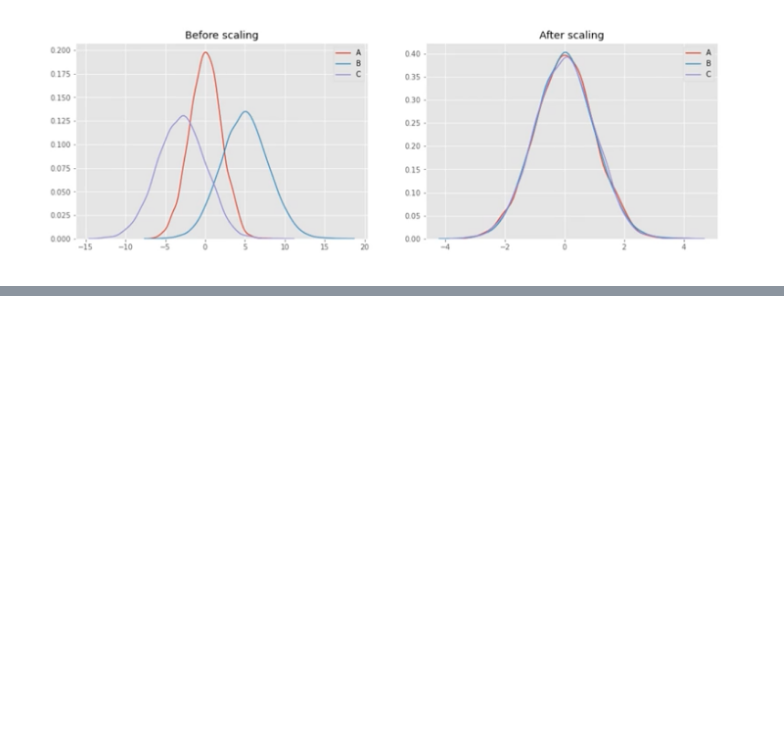
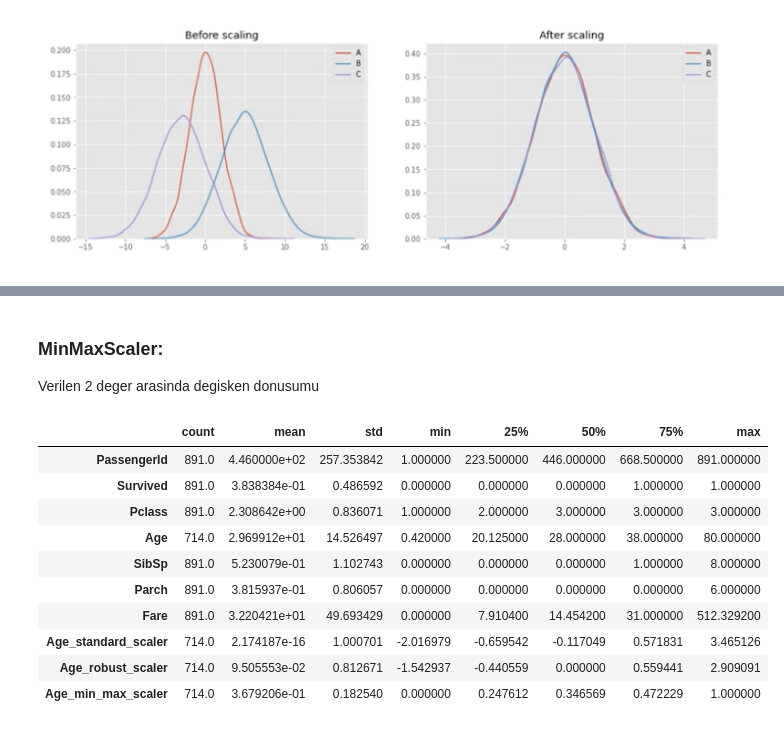
Before and after one commit to HuseyinEfkanAlp/FeatureEngineering, a Jupyter notebook: Encoding/Encoding.ipynb, the cells around one changed output, grey strips where cells are left out. Cells and saved outputs as stored; diff of their text form; code cells hidden in the pictures; blank space fills up the shorter version.

```diff
--- a/Encoding/Encoding.ipynb
+++ b/Encoding/Encoding.ipynb
@@ -420,0 +444,4 @@ Elimizde 3 adet degisken olsun. Bu degiskenler filmlere verilen puan sayisi, fil
+# %%
+rs = RobustScaler()
+# %%
+df['Age_robust_scaler']= rs.fit_transform(df[['Age']])
@@ -420,0 +461,21 @@ Elimizde 3 adet degisken olsun. Bu degiskenler filmlere verilen puan sayisi, fil
+# %% [markdown]
+### MinMaxScaler:
+Verilen 2 deger arasinda degisken donusumu
+# %%
+mms = MinMaxScaler()
+# %%
+df['Age_min_max_scaler']= mms.fit_transform(df[['Age']])
+# %%
+df.describe().T
+# %% [output]
+|  | count | mean | std | min | 25% | 50% | 75% | max |
+| PassengerId | 891.0 | 4.460000e+02 | 257.353842 | 1.000000 | 223.500000 | 446.000000 | 668.500000 | 891.000000 |
+| Survived | 891.0 | 3.838384e-01 | 0.486592 | 0.000000 | 0.000000 | 0.000000 | 1.000000 | 1.000000 |
+| Pclass | 891.0 | 2.308642e+00 | 0.836071 | 1.000000 | 2.000000 | 3.000000 | 3.000000 | 3.000000 |
+| Age | 714.0 | 2.969912e+01 | 14.526497 | 0.420000 | 20.125000 | 28.000000 | 38.000000 | 80.000000 |
+| SibSp | 891.0 | 5.230079e-01 | 1.102743 | 0.000000 | 0.000000 | 0.000000 | 1.000000 | 8.000000 |
+| Parch | 891.0 | 3.815937e-01 | 0.806057 | 0.000000 | 0.000000 | 0.000000 | 0.000000 | 6.000000 |
+| Fare | 891.0 | 3.220421e+01 | 49.693429 | 0.000000 | 7.910400 | 14.454200 | 31.000000 | 512.329200 |
+| Age_standard_scaler | 714.0 | 2.174187e-16 | 1.000701 | -2.016979 | -0.659542 | -0.117049 | 0.571831 | 3.465126 |
+| Age_robust_scaler | 714.0 | 9.505553e-02 | 0.812671 | -1.542937 | -0.440559 | 0.000000 | 0.559441 | 2.909091 |
+| Age_min_max_scaler | 714.0 | 3.679206e-01 | 0.182540 | 0.000000 | 0.247612 | 0.346569 | 0.472229 | 1.000000 |
```
Also changed, not shown: parts of 11 cells of this notebook, 2 other files.
